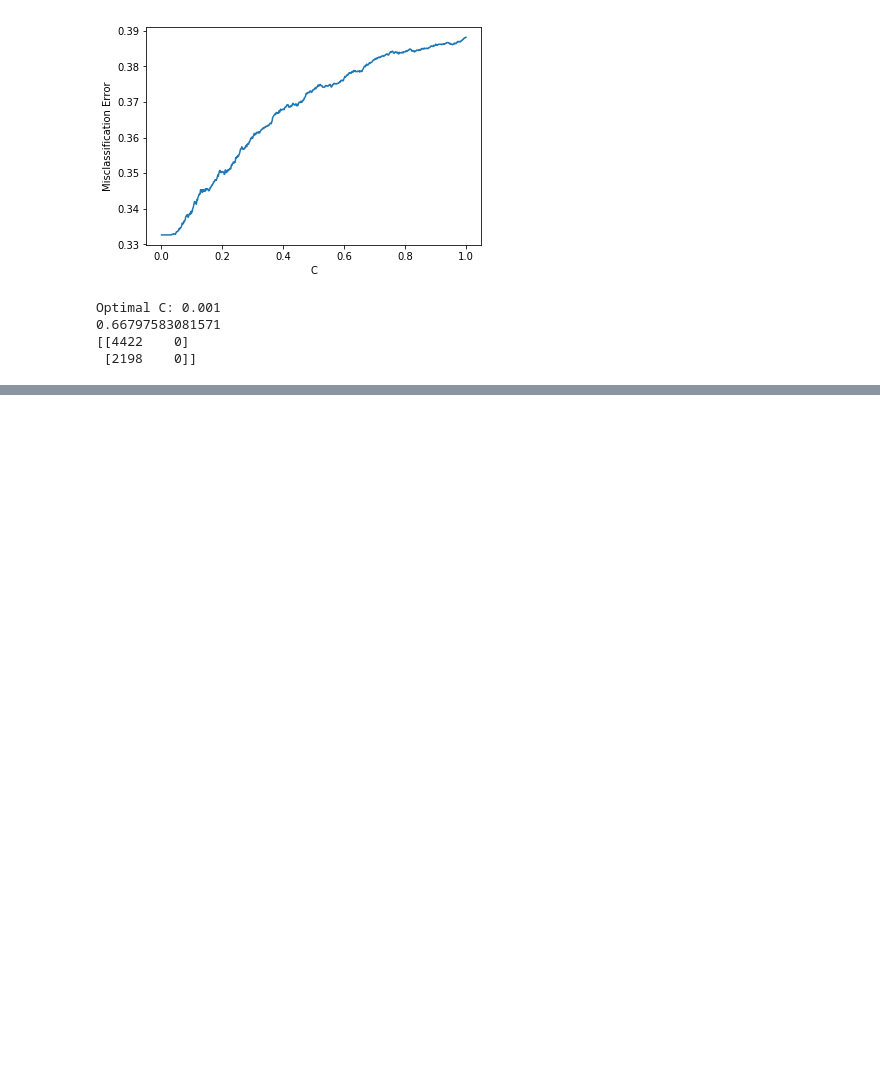
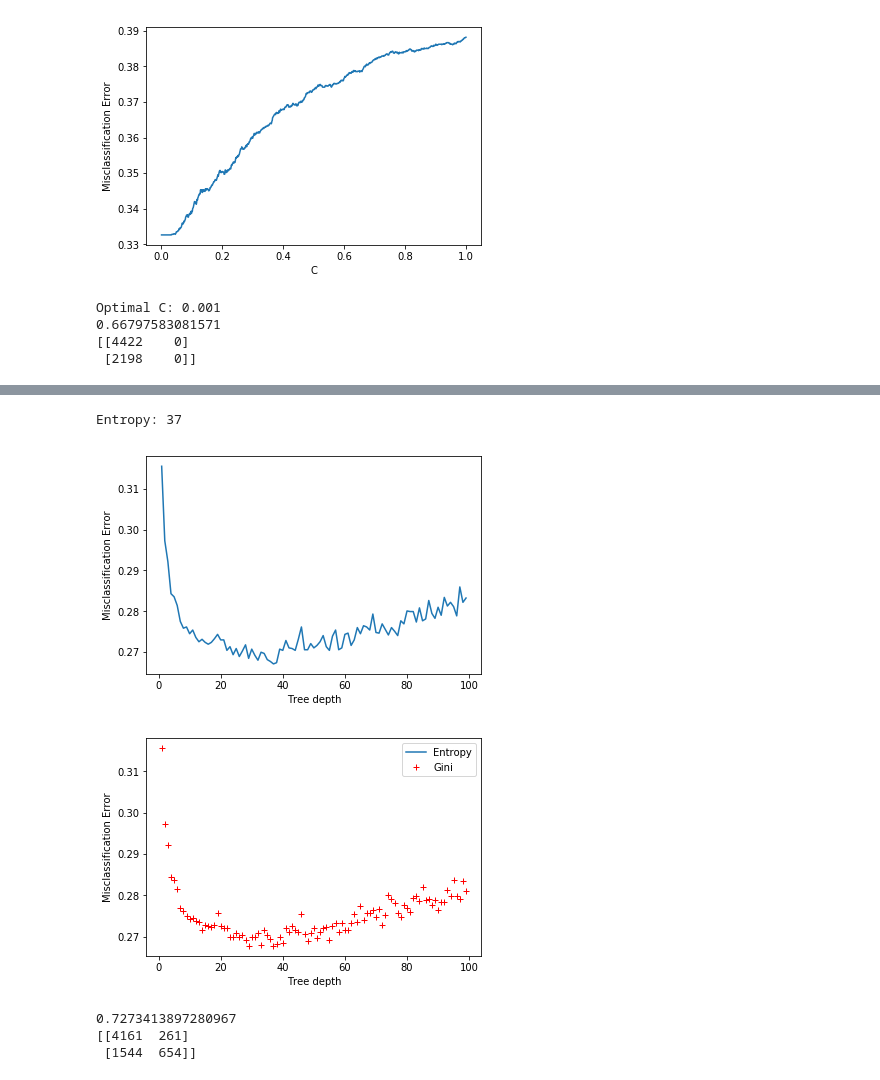
Before and after one commit to Merna177/Semeval-task6-, a Jupyter notebook: Classification.ipynb, the cells around one changed output, grey strips where cells are left out. Cells and saved outputs as stored; diff of their text form; code cells hidden in the pictures; blank space fills up the shorter version.

```diff
--- a/Classification.ipynb
+++ b/Classification.ipynb
@@ -230,35 +256,41 @@ Optimal C: 0.001
     cv_scores_gini = []
     cv_scores_entropy = []
     ans = ""
     for m in depth:
         dt_gini = DecisionTreeClassifier(max_depth = m)
         dt_entropy = DecisionTreeClassifier(criterion = 'entropy',max_depth = m)
-        scores_gini = cross_val_score(dt_gini, trainFeatures, trainLabel, cv=5, scoring='accuracy')
-        scores_entropy = cross_val_score(dt_gini, trainFeatures, trainLabel, cv=5, scoring='accuracy')
+        scores_gini = cross_val_score(dt_gini, features_train, train_labels, cv=5, scoring='accuracy')
+        scores_entropy = cross_val_score(dt_gini, features_train, train_labels, cv=5, scoring='accuracy')
         cv_scores_gini.append(scores_gini.mean())
         cv_scores_entropy.append(scores_entropy.mean())
     MSE_entropy = [1 - x for x in cv_scores_entropy]
     MSE_gini = [1 - x for x in cv_scores_gini]
     optimal_d_entropy = depth[MSE_entropy.index(min(MSE_entropy))]
     optimal_d_gini = depth[MSE_gini.index(min(MSE_gini))]
     if(optimal_d_entropy >= optimal_d_gini):
         print("Entropy: " + str(optimal_d_entropy) + "\n")
         ans = "entropy"
     else:
         print("Gini: " + str(optimal_d_gini) + "\n")
         ans = "gini"
     plot1, = plt.plot(depth, MSE_entropy, label ='Entropy')
     plt.xlabel('Tree depth')
     plt.ylabel('Misclassification Error')
     plt.show()
-    plot2, = plt.plot(depth, MSE_gini, label = 'Gini')
+    plot2, = plt.plot(depth, MSE_gini, 'r+', label = 'Gini')
     plt.xlabel('Tree depth')
     plt.ylabel('Misclassification Error')
     plt.legend(handles=[plot1, plot2])
     plt.show()
     tree_clf = DecisionTreeClassifier(criterion = str(ans) , max_depth = int(max([optimal_d_entropy,optimal_d_gini])))
-    tree_clf.fit(features_train, labels_train)
+    tree_clf.fit(features_train, train_labels)
     output_labels = tree_clf.predict(features_test)
     print(accuracy_score(output_labels,test_labels))
-    print(accuracy_score())
     print(confusion_matrix(test_labels, output_labels))
+# %% [output]
+Entropy: 37
+[figure, added]
+[figure, added]
+0.7273413897280967
+[[4161  261]
+ [1544  654]]
```
Also changed, not shown: parts of 4 cells of this notebook.
